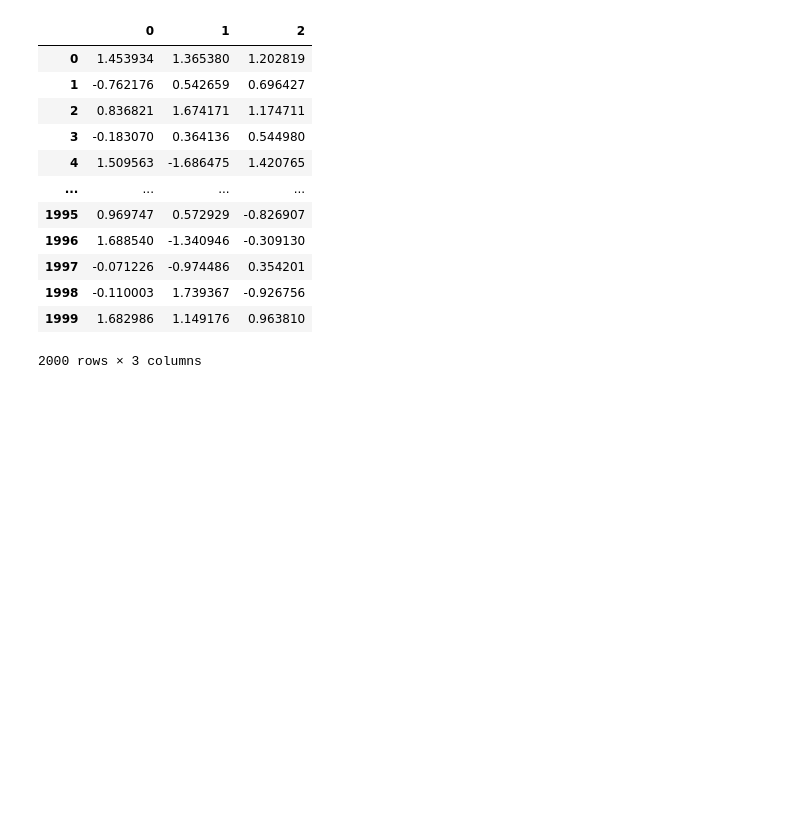
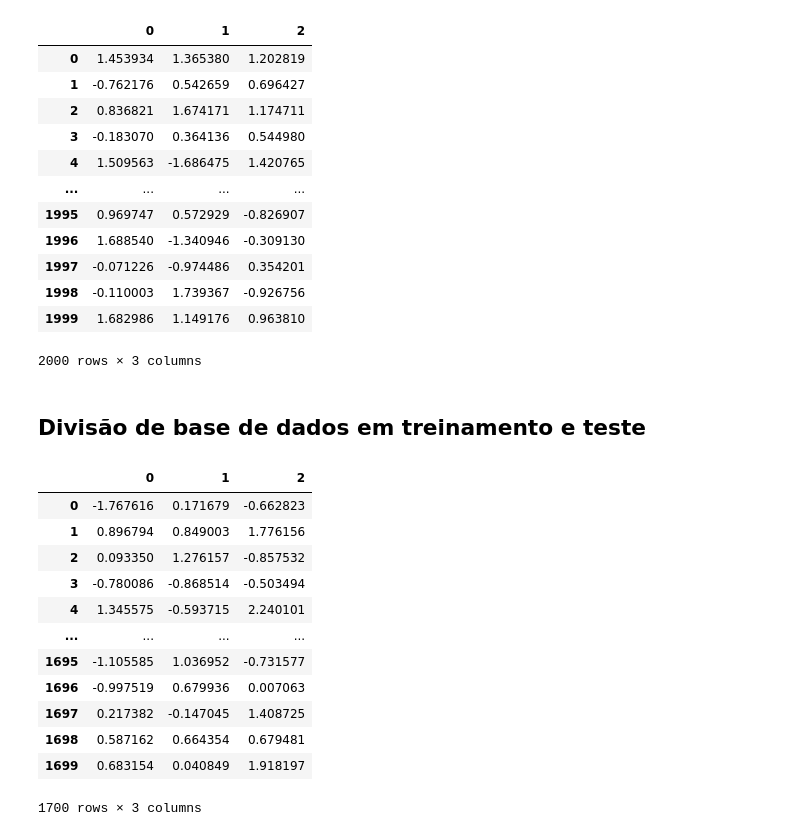
Before and after one commit to EraldoMaia/AnaliseDeDadosDeCreditoBancario, a Jupyter notebook: AnaliseDeDadosDeCreditoBancario.ipynb, the cells around one changed output. Drawn from its saved outputs; the diff is of its cells as text; code cells hidden in the pictures; blank space fills up the shorter version.

```diff
--- a/AnaliseDeDadosDeCreditoBancario.ipynb
+++ b/AnaliseDeDadosDeCreditoBancario.ipynb
@@ -119,3 +150,26 @@ pd.DataFrame(previsores) #Atributos com a mesma escala
 | 1998 | -0.110003 | 1.739367 | -0.926756 |
 | 1999 | 1.682986 | 1.149176 | 0.963810 |
 2000 rows × 3 columns
+# %% [markdown]
+## Divisão de base de dados em treinamento e teste
+# %%
+# Utilizaremos 15% da base de dados para teste (test_size=0.15)
+
+from sklearn.model_selection import train_test_split
+previsores_treinamento, previsores_teste, classe_treinamento, classe_teste = train_test_split(previsores, classe, test_size=0.15, random_state=0)
+# %%
+pd.DataFrame(previsores_treinamento)
+# %% [output]
+|  | 0 | 1 | 2 |
+| 0 | -1.767616 | 0.171679 | -0.662823 |
+| 1 | 0.896794 | 0.849003 | 1.776156 |
+| 2 | 0.093350 | 1.276157 | -0.857532 |
+| 3 | -0.780086 | -0.868514 | -0.503494 |
+| 4 | 1.345575 | -0.593715 | 2.240101 |
+| ... | ... | ... | ... |
+| 1695 | -1.105585 | 1.036952 | -0.731577 |
+| 1696 | -0.997519 | 0.679936 | 0.007063 |
+| 1697 | 0.217382 | -0.147045 | 1.408725 |
+| 1698 | 0.587162 | 0.664354 | 0.679481 |
+| 1699 | 0.683154 | 0.040849 | 1.918197 |
+1700 rows × 3 columns
```
Also changed, not shown: parts of 14 cells of this notebook.
